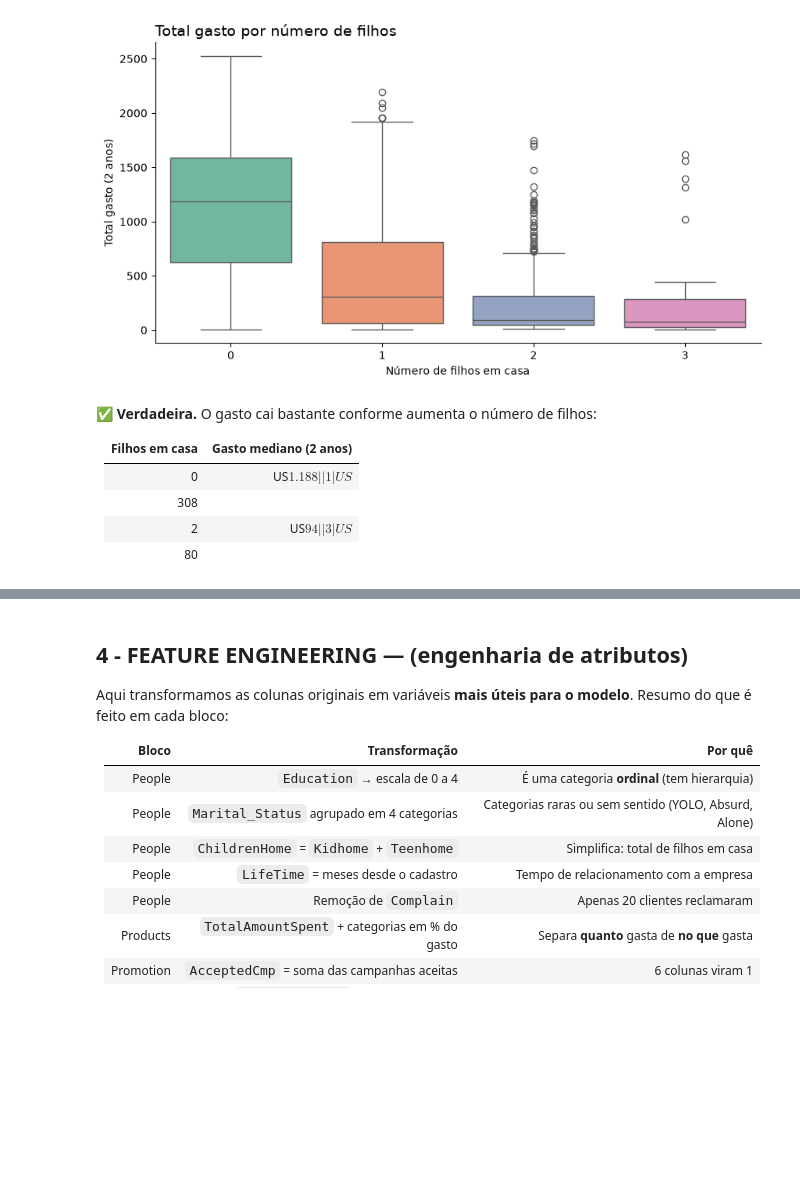
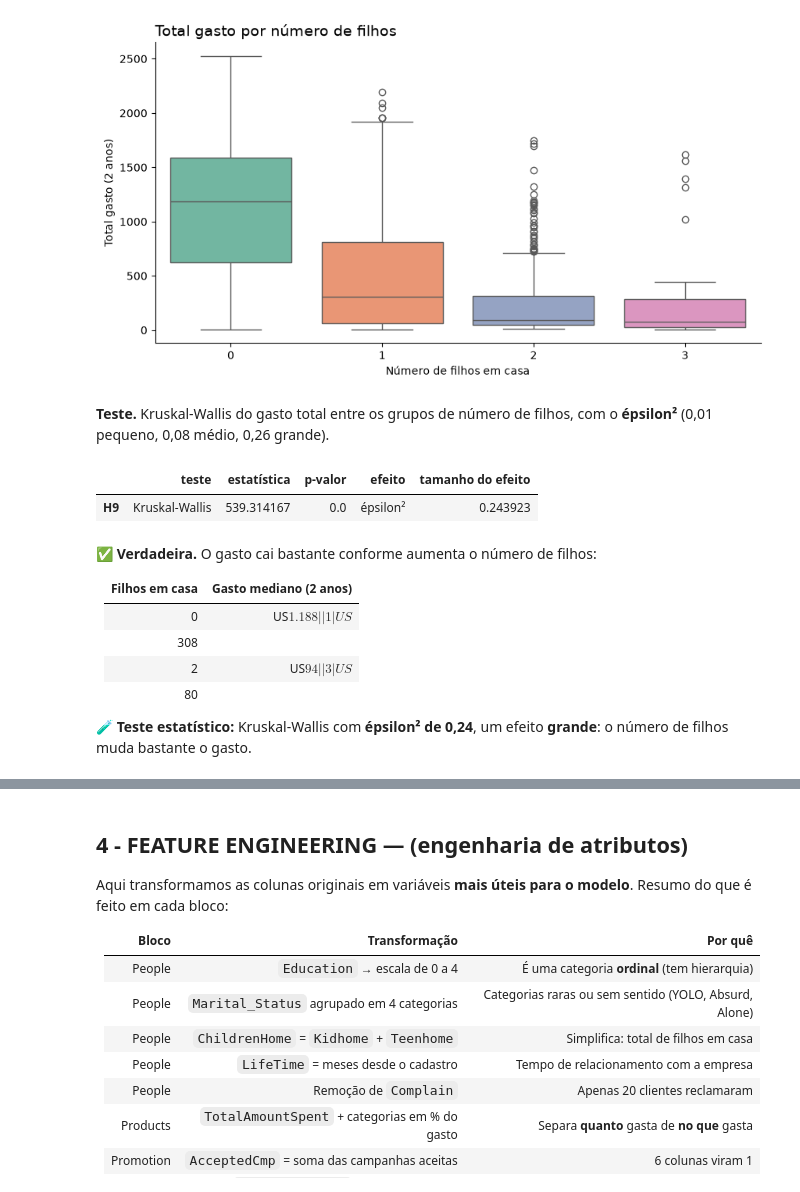
Before and after one commit to RafaelSilva89/Analise_de_clusters_para_segmentar_os_clientes, a Jupyter notebook: Notebooks/Análise de Segmentação de Clientes - v2.ipynb, the cells around one changed output, grey strips where cells are left out. Drawn from its saved outputs; the diff is of its cells as text; code cells hidden in the pictures; blank space fills up the shorter version.

```diff
--- a/Notebooks/Análise de Segmentação de Clientes - v2.ipynb
+++ b/Notebooks/Análise de Segmentação de Clientes - v2.ipynb
@@ -690,6 +794,13 @@ sns.despine()
 plt.show()
 # %% [output]
 [figure]
+# %% [markdown]
+**Teste.** Kruskal-Wallis do gasto total entre os grupos de número de filhos, com o **épsilon²** (0,01 pequeno, 0,08 médio, 0,26 grande).
+# %%
+pd.Series(teste_kruskal(data['TotalSpent'], data['Children'])).to_frame('H9').T
+# %% [output]
+|  | teste | estatística | p-valor | efeito | tamanho do efeito |
+| H9 | Kruskal-Wallis | 539.314167 | 0.0 | épsilon² | 0.243923 |
 # %% [markdown]
 ✅ **Verdadeira.** O gasto cai bastante conforme aumenta o número de filhos:
 
@@ -699,6 +810,8 @@ plt.show()
 | 1 | US$ 308 |
 | 2 | US$ 94 |
 | 3 | US$ 80 |
+
+🧪 **Teste estatístico:** Kruskal-Wallis com **épsilon² de 0,24**, um efeito **grande**: o número de filhos muda bastante o gasto.
 # %% [markdown]
 ### 3.4. Resumo das Hipóteses
 
```
Also changed, not shown: parts of 53 cells of this notebook, 5 other files.
